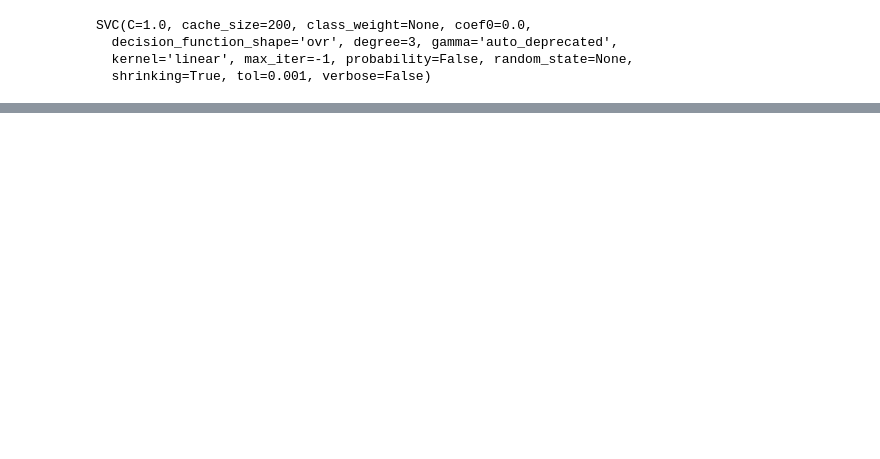
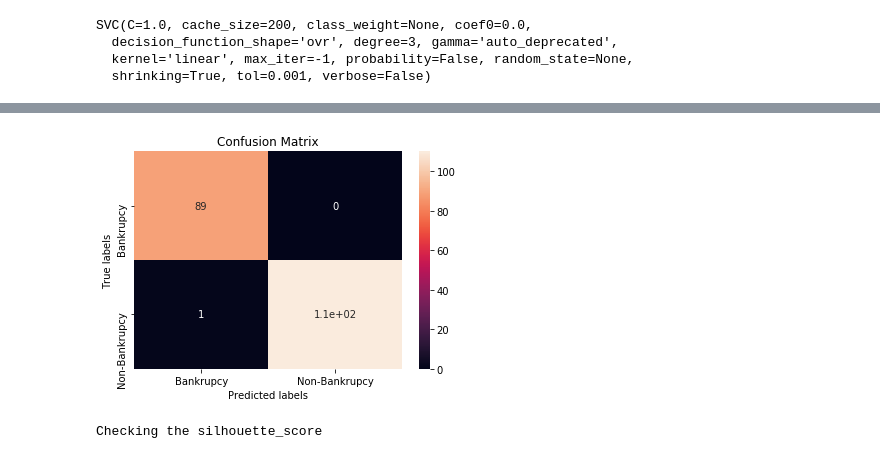
Before and after one commit to GreatLearningAIML1/bangalore-aug19-batch-Kishoresatya, a Jupyter notebook: Unsupervised-Bankrupcy.ipynb, the cells around one changed output, grey strips where cells are left out. Drawn from its saved outputs; the diff is of its cells as text; code cells hidden in the pictures; blank space fills up the shorter version.

```diff
--- a/Unsupervised-Bankrupcy.ipynb
+++ b/Unsupervised-Bankrupcy.ipynb
@@ -482,0 +500,7 @@ DecisionTreeClassifier(class_weight=None, criterion='gini', max_depth=2,
+# %%
+print("Building a model using a Classification model (Decision Tree)")
+
+DTmodel = DecisionTreeClassifier(max_depth=5, random_state=1)
+DTmodel.fit(X_train, y_train)
+DTmodel.fit(X_test, y_test)
+X_pred_dt = DTmodel.predict(X_test)
@@ -491,16 +528,16 @@ from sklearn.svm import LinearSVC
 from sklearn.metrics import confusion_matrix
 from sklearn import svm
 # %%
-#Create a svm Classifier
-svm_clf = svm.SVC(kernel='linear')
+#Create a svm Classifier with LINEAR Kernel
+svm_linear = svm.SVC(kernel='linear')
 
-svm_clf.fit(X_train, y_train)
+svm_linear.fit(X_train, y_train)
 # %% [output]
 SVC(C=1.0, cache_size=200, class_weight=None, coef0=0.0,
   decision_function_shape='ovr', degree=3, gamma='auto_deprecated',
   kernel='linear', max_iter=-1, probability=False, random_state=None,
   shrinking=True, tol=0.001, verbose=False)
 # %%
-y_pred = svm_clf.predict(X_test)
-print("Accuracy:",metrics.accuracy_score(y_test, y_pred))
+y_pred_linear = svm_linear.predict(X_test)
+print("SVM LINEAR Kernel Accuracy:",metrics.accuracy_score(y_test, y_pred_linear))
 # %% [output]
@@ -555,3 +620,25 @@ X_test.head(5)
+# %%
+from sklearn.metrics import confusion_matrix
+
+labels = ['B', 'NB']
+cm = confusion_matrix(y_test, y_pred_linear, labels)
+# %%
+import seaborn as sns
+import matplotlib.pyplot as plt
+
+ax= plt.subplot()
+sns.heatmap(cm, annot=True, ax = ax); #annot=True to annotate cells
+
+# labels, title and ticks
+ax.set_xlabel('Predicted labels');ax.set_ylabel('True labels');
+ax.set_title('Confusion Matrix');
+ax.xaxis.set_ticklabels(['Bankrupcy', 'Non-Bankrupcy']); ax.yaxis.set_ticklabels(['Bankrupcy', 'Non-Bankrupcy']);
+# %% [output]
+[figure, added]
+# %%
+print("Checking the silhouette_score")
+# %% [output]
+Checking the silhouette_score
 # %%
 from __future__ import print_function
 %matplotlib inline
```
Also changed, not shown: parts of 37 cells of this notebook.
